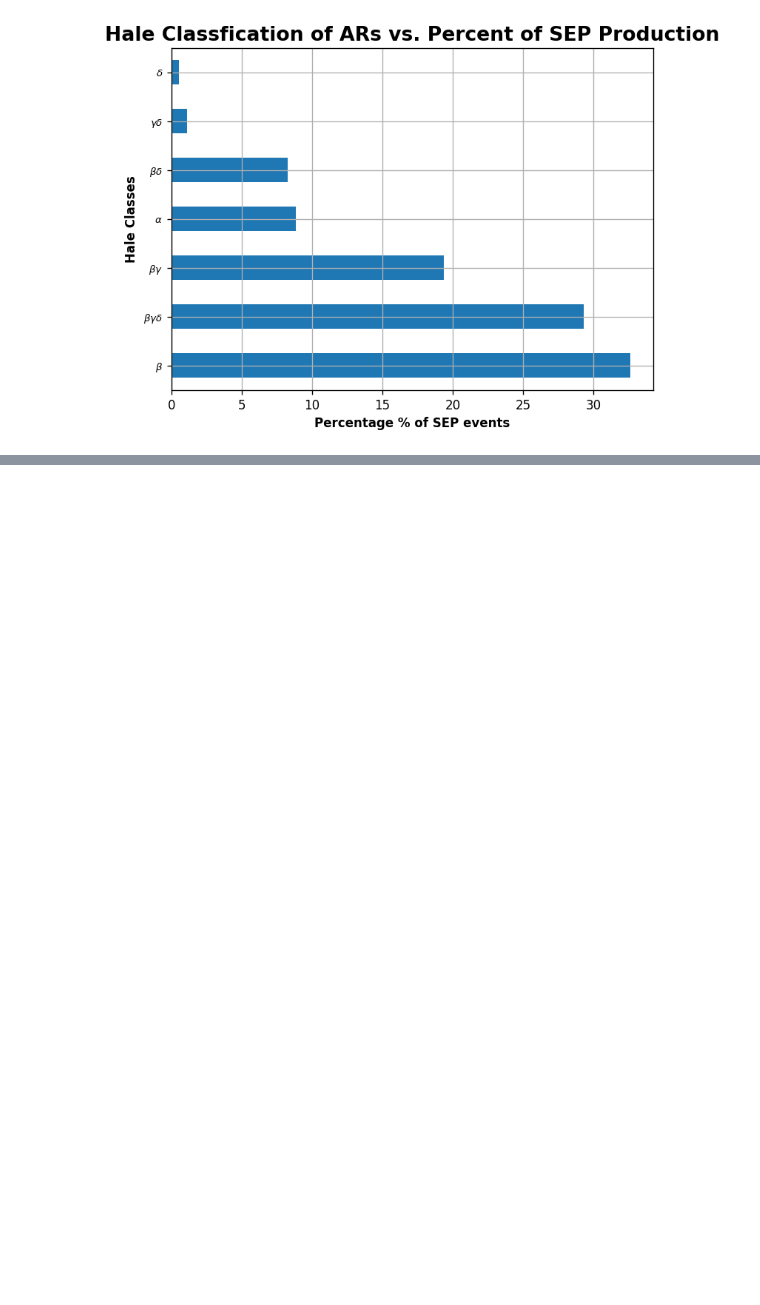
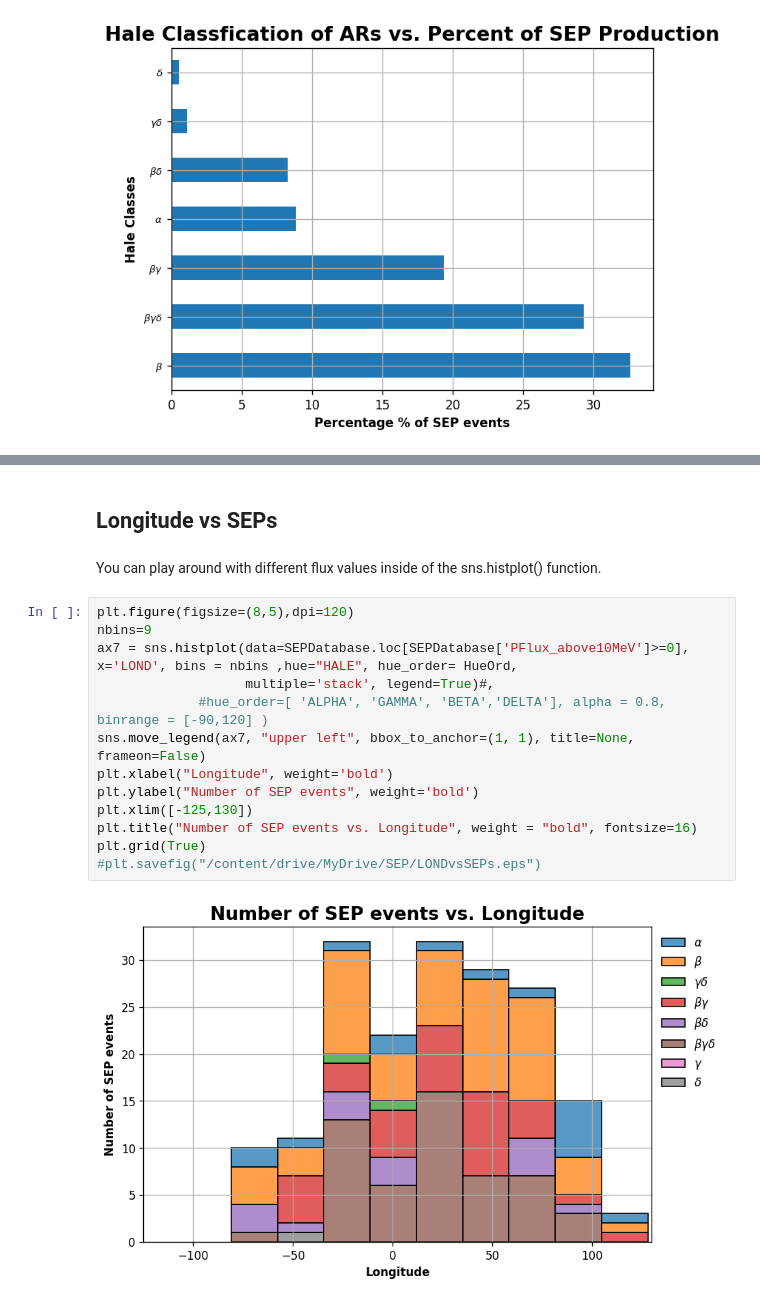
Before and after one commit to Brainz22/SEPAnalysis, a Jupyter notebook: SEPAnalysis.ipynb, the cells around one changed output, grey strips where cells are left out. Drawn from its saved outputs; the diff is of its cells as text; blank space fills up the shorter version.

```diff
--- a/SEPAnalysis.ipynb
+++ b/SEPAnalysis.ipynb
@@ -75,0 +98,19 @@ plt.grid(True)
+# %% [markdown]
+## Longitude vs SEPs
+# %% [markdown]
+You can play around with different flux values inside of the sns.histplot() function.
+# %%
+plt.figure(figsize=(8,5),dpi=120)
+nbins=9
+ax7 = sns.histplot(data=SEPDatabase.loc[SEPDatabase['PFlux_above10MeV']>=0], x='LOND', bins = nbins ,hue="HALE", hue_order= HueOrd,
+                   multiple='stack', legend=True)#,
+             #hue_order=[ 'ALPHA', 'GAMMA', 'BETA','DELTA'], alpha = 0.8, binrange = [-90,120] )
+sns.move_legend(ax7, "upper left", bbox_to_anchor=(1, 1), title=None, frameon=False)
+plt.xlabel("Longitude", weight='bold')
+plt.ylabel("Number of SEP events", weight='bold')
+plt.xlim([-125,130])
+plt.title("Number of SEP events vs. Longitude", weight = "bold", fontsize=16)
+plt.grid(True)
+#plt.savefig("/content/drive/MyDrive/SEP/LONDvsSEPs.eps")
+# %% [output]
+[figure, added]
```
Also changed, not shown: parts of 33 cells of this notebook.
